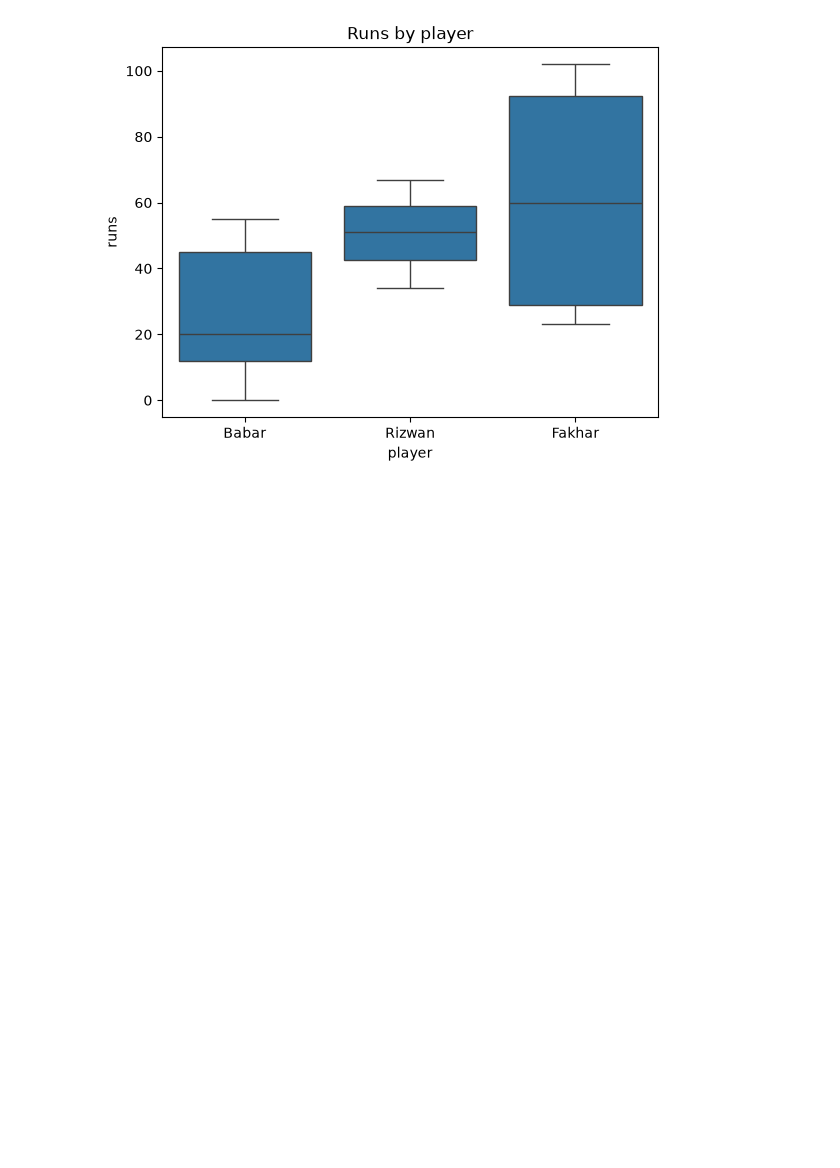
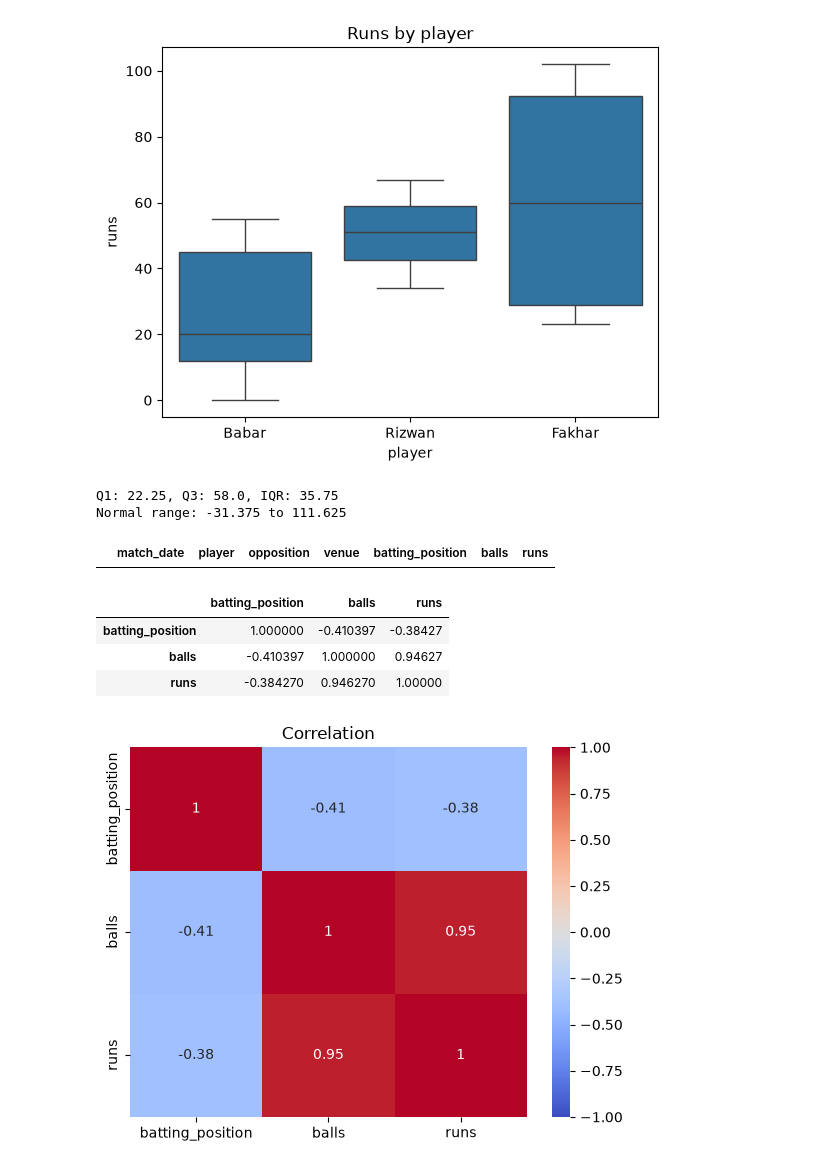
Before and after one commit to sarfrazrasheed00/cricket-ml, a Jupyter notebook: notebooks/08_visualization.ipynb, the cells around one changed output. Saved outputs shown, nothing was run; the diff lists cells and outputs as text; code cells hidden in the pictures; blank space fills up the shorter version.

Commit message:
Lesson 3: Seaborn box plot, countplot, correlation heatmap

```diff
--- a/notebooks/08_visualization.ipynb
+++ b/notebooks/08_visualization.ipynb
@@ -102,3 +102,33 @@ plt.show()
 11     55.0
 Name: runs, dtype: float64
 [figure]
+# %%
+Q1 = df["runs"].quantile(0.25)
+Q3 = df["runs"].quantile(0.75)
+IQR = Q3 - Q1
+
+lower = Q1 - 1.5 * IQR
+upper = Q3 + 1.5 * IQR
+
+print(f"Q1: {Q1}, Q3: {Q3}, IQR: {IQR}")
+print(f"Normal range: {lower} to {upper}")
+
+df[(df["runs"] < lower) | (df["runs"] > upper)]
+# %% [output]
+Q1: 22.25, Q3: 58.0, IQR: 35.75
+Normal range: -31.375 to 111.625
+|  | match_date | player | opposition | venue | batting_position | balls | runs |
+# %%
+corr = df.corr(numeric_only=True)
+corr
+# %% [output]
+|  | batting_position | balls | runs |
+| batting_position | 1.000000 | -0.410397 | -0.38427 |
+| balls | -0.410397 | 1.000000 | 0.94627 |
+| runs | -0.384270 | 0.946270 | 1.00000 |
+# %%
+sns.heatmap(corr, annot=True, cmap="coolwarm", vmin=-1, vmax=1)
+plt.title("Correlation")
+plt.show()
+# %% [output]
+[figure, added]
```
Also changed, not shown: parts of 2 cells of this notebook, 1 other file.
